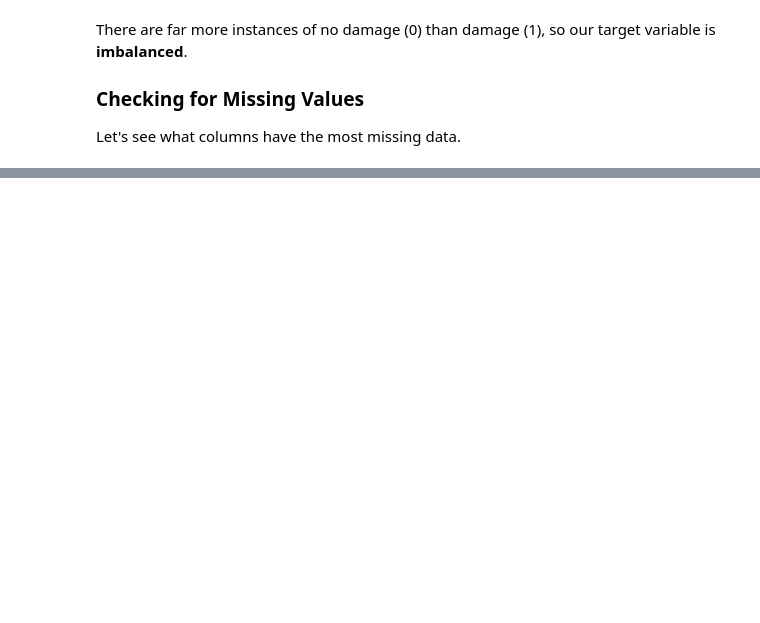
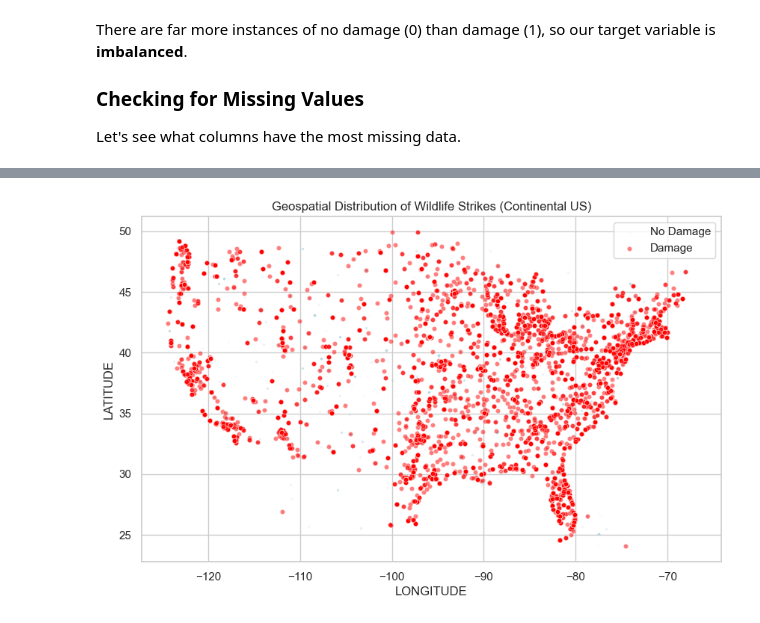
Before and after one commit to ManningHaskal/ML-course-project, a Jupyter notebook: fall-2026-ml-course-project/wildlife_strikes_analysis.ipynb, the cells around one changed output, grey strips where cells are left out. Drawn from its saved outputs; the diff is of its cells as text; code cells hidden in the pictures; blank space fills up the shorter version.

```diff
--- a/fall-2026-ml-course-project/wildlife_strikes_analysis.ipynb
+++ b/fall-2026-ml-course-project/wildlife_strikes_analysis.ipynb
@@ -56,0 +219,23 @@ plt.show()
+# %%
+# Some Latitude/Longitude rows might contain weird strings requiring forced conversion
+geo_df = train_df[['LATITUDE', 'LONGITUDE', 'INDICATED_DAMAGE']].copy()
+geo_df['LATITUDE'] = pd.to_numeric(geo_df['LATITUDE'], errors='coerce')
+geo_df['LONGITUDE'] = pd.to_numeric(geo_df['LONGITUDE'], errors='coerce')
+
+# Filter roughly to the continental United States bounding box to remove massive geographical outliers for clarity
+geo_df = geo_df[(geo_df['LATITUDE'] > 24) & (geo_df['LATITUDE'] < 50)]
+geo_df = geo_df[(geo_df['LONGITUDE'] < -65) & (geo_df['LONGITUDE'] > -125)]
+
+plt.figure(figsize=(10, 6))
+# Plot non-damaging strikes as small, faint blue dots
+sns.scatterplot(data=geo_df[geo_df['INDICATED_DAMAGE']==0], x='LONGITUDE', y='LATITUDE', color='lightblue', alpha=0.1, s=5, label='No Damage')
+# Plot damaging strikes as solid red dots
+sns.scatterplot(data=geo_df[geo_df['INDICATED_DAMAGE']==1], x='LONGITUDE', y='LATITUDE', color='red', alpha=0.5, s=20, label='Damage')
+
+plt.title('Geospatial Distribution of Wildlife Strikes (Continental US)')
+plt.legend()
+plt.show()
+
+# Insight: Heavy clusters exist along the Eastern seaboard and specific inland humps.
+# %% [output]
+[figure, added]
```
Also changed, not shown: parts of 12 cells of this notebook, 4 other files.
